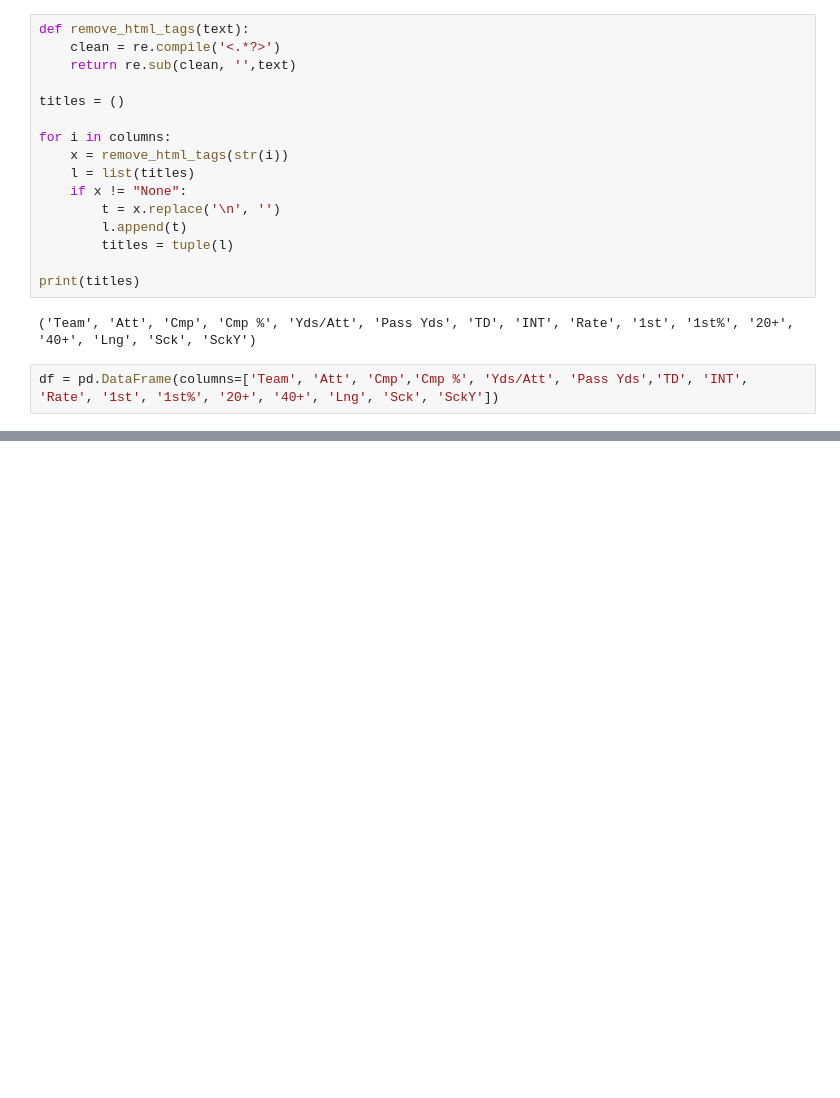
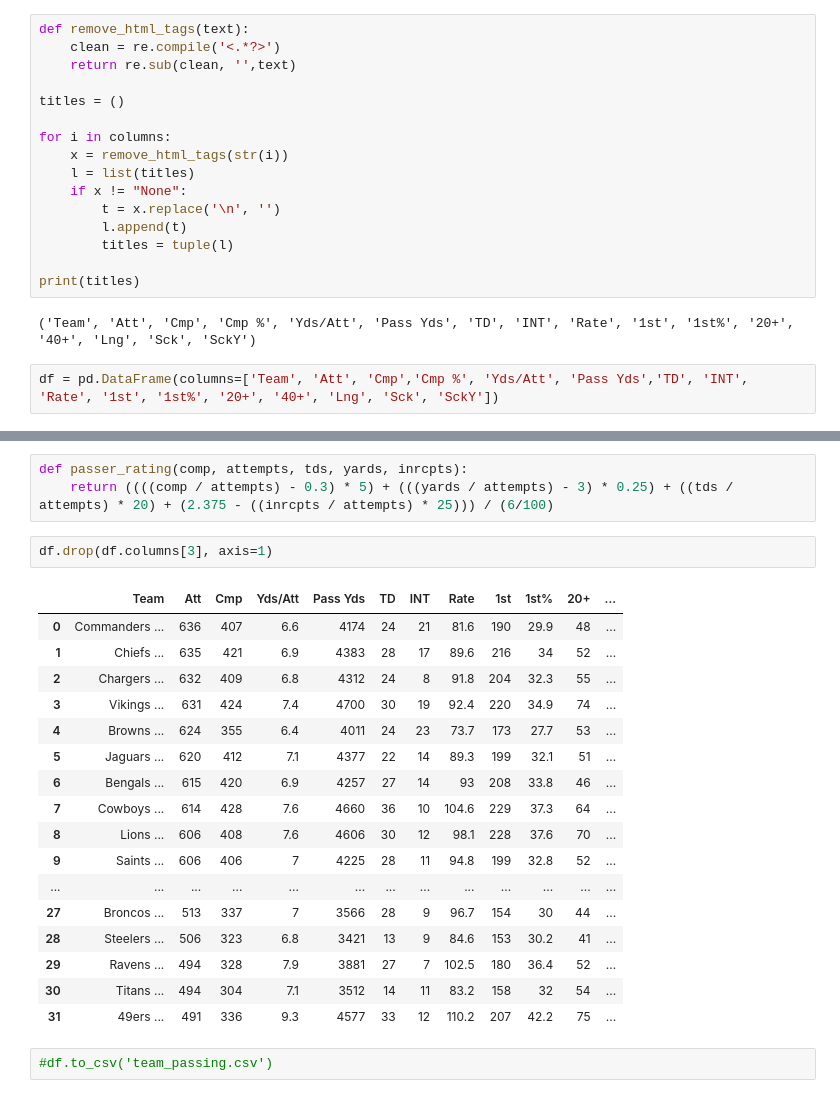
Before and after one commit to ItsYaBoyJG/Data-Analysis, a Jupyter notebook: Football/NFL/main.ipynb, the cells around one changed output, grey strips where cells are left out. Saved outputs shown, nothing was run; the diff lists cells and outputs as text; blank space fills up the shorter version.

```diff
--- a/Football/NFL/main.ipynb
+++ b/Football/NFL/main.ipynb
@@ -108,0 +111,25 @@ df.head()
+# %%
+def passer_rating(comp, attempts, tds, yards, inrcpts):
+    return ((((comp / attempts) - 0.3) * 5) + (((yards / attempts) - 3) * 0.25) + ((tds / attempts) * 20) + (2.375 - ((inrcpts / attempts) * 25))) / (6/100)
+# %%
+df.drop(df.columns[3], axis=1)
+# %% [output]
+|  | Team | Att | Cmp | Yds/Att | Pass Yds | TD | INT | Rate | 1st | 1st% | 20+ | ... |
+| 0 | Commanders ... | 636 | 407 | 6.6 | 4174 | 24 | 21 | 81.6 | 190 | 29.9 | 48 | ... |
+| 1 | Chiefs ... | 635 | 421 | 6.9 | 4383 | 28 | 17 | 89.6 | 216 | 34 | 52 | ... |
+| 2 | Chargers ... | 632 | 409 | 6.8 | 4312 | 24 | 8 | 91.8 | 204 | 32.3 | 55 | ... |
+| 3 | Vikings ... | 631 | 424 | 7.4 | 4700 | 30 | 19 | 92.4 | 220 | 34.9 | 74 | ... |
+| 4 | Browns ... | 624 | 355 | 6.4 | 4011 | 24 | 23 | 73.7 | 173 | 27.7 | 53 | ... |
+| 5 | Jaguars ... | 620 | 412 | 7.1 | 4377 | 22 | 14 | 89.3 | 199 | 32.1 | 51 | ... |
+| 6 | Bengals ... | 615 | 420 | 6.9 | 4257 | 27 | 14 | 93 | 208 | 33.8 | 46 | ... |
+| 7 | Cowboys ... | 614 | 428 | 7.6 | 4660 | 36 | 10 | 104.6 | 229 | 37.3 | 64 | ... |
+| 8 | Lions ... | 606 | 408 | 7.6 | 4606 | 30 | 12 | 98.1 | 228 | 37.6 | 70 | ... |
+| 9 | Saints ... | 606 | 406 | 7 | 4225 | 28 | 11 | 94.8 | 199 | 32.8 | 52 | ... |
+| ... | ... | ... | ... | ... | ... | ... | ... | ... | ... | ... | ... | ... |
+| 27 | Broncos ... | 513 | 337 | 7 | 3566 | 28 | 9 | 96.7 | 154 | 30 | 44 | ... |
+| 28 | Steelers ... | 506 | 323 | 6.8 | 3421 | 13 | 9 | 84.6 | 153 | 30.2 | 41 | ... |
+| 29 | Ravens ... | 494 | 328 | 7.9 | 3881 | 27 | 7 | 102.5 | 180 | 36.4 | 52 | ... |
+| 30 | Titans ... | 494 | 304 | 7.1 | 3512 | 14 | 11 | 83.2 | 158 | 32 | 54 | ... |
+| 31 | 49ers ... | 491 | 336 | 9.3 | 4577 | 33 | 12 | 110.2 | 207 | 42.2 | 75 | ... |
+# %%
+#df.to_csv('team_passing.csv')
```
Also changed, not shown: parts of 5 cells of this notebook, 2 other files.
